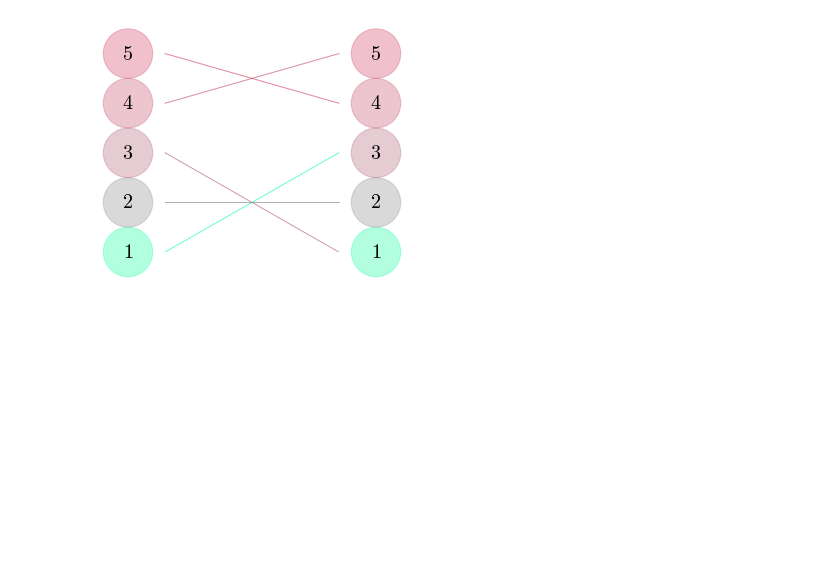
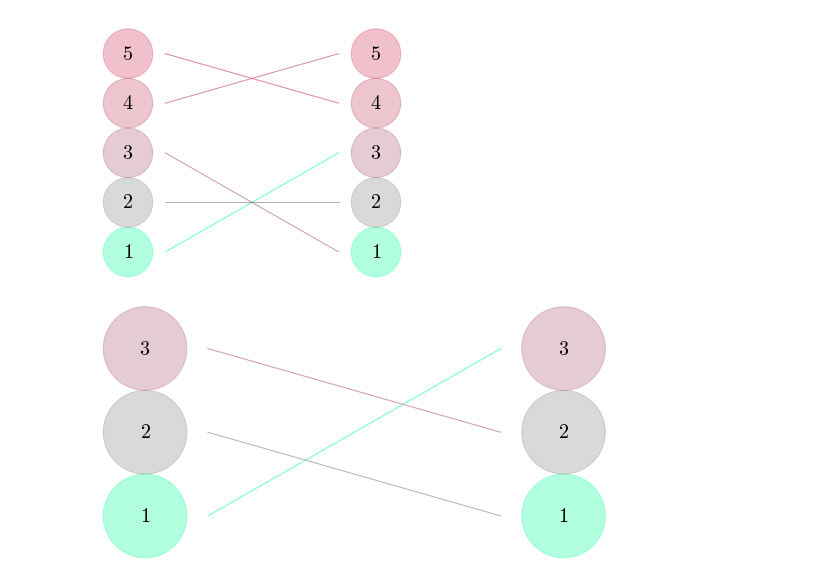
Before and after one commit to patonelli/map2110-modelagem, a Jupyter notebook: matplotlibteste.ipynb, the cells around one changed output. Drawn from its saved outputs; the diff is of its cells as text; code cells hidden in the pictures; blank space fills up the shorter version.

Commit message:
função pgrafico

```diff
--- a/matplotlibteste.ipynb
+++ b/matplotlibteste.ipynb
@@ -169,3 +169,19 @@ pilha_de_circulos(1,5)
 mapa_permu(0,[3,2,1,5,4])
 # %% [output]
 [figure]
+# %%
+def pgrafico(x,p):
+    '''Faz o grafico da permutação p começando em x'''
+    n=len(p)
+    fig1= plt.gcf()
+    plt.axis("off")
+    pilha_de_circulos(x,n)
+    pilha_de_circulos(x+1,n)
+    return mapa_permu(x,p)
+#teste
+plt.axes(aspect="equal")
+fig1= plt.gcf()
+plt.axis("off")
+pgrafico(0,[3,1,2])
+# %% [output]
+[figure, added]
```
